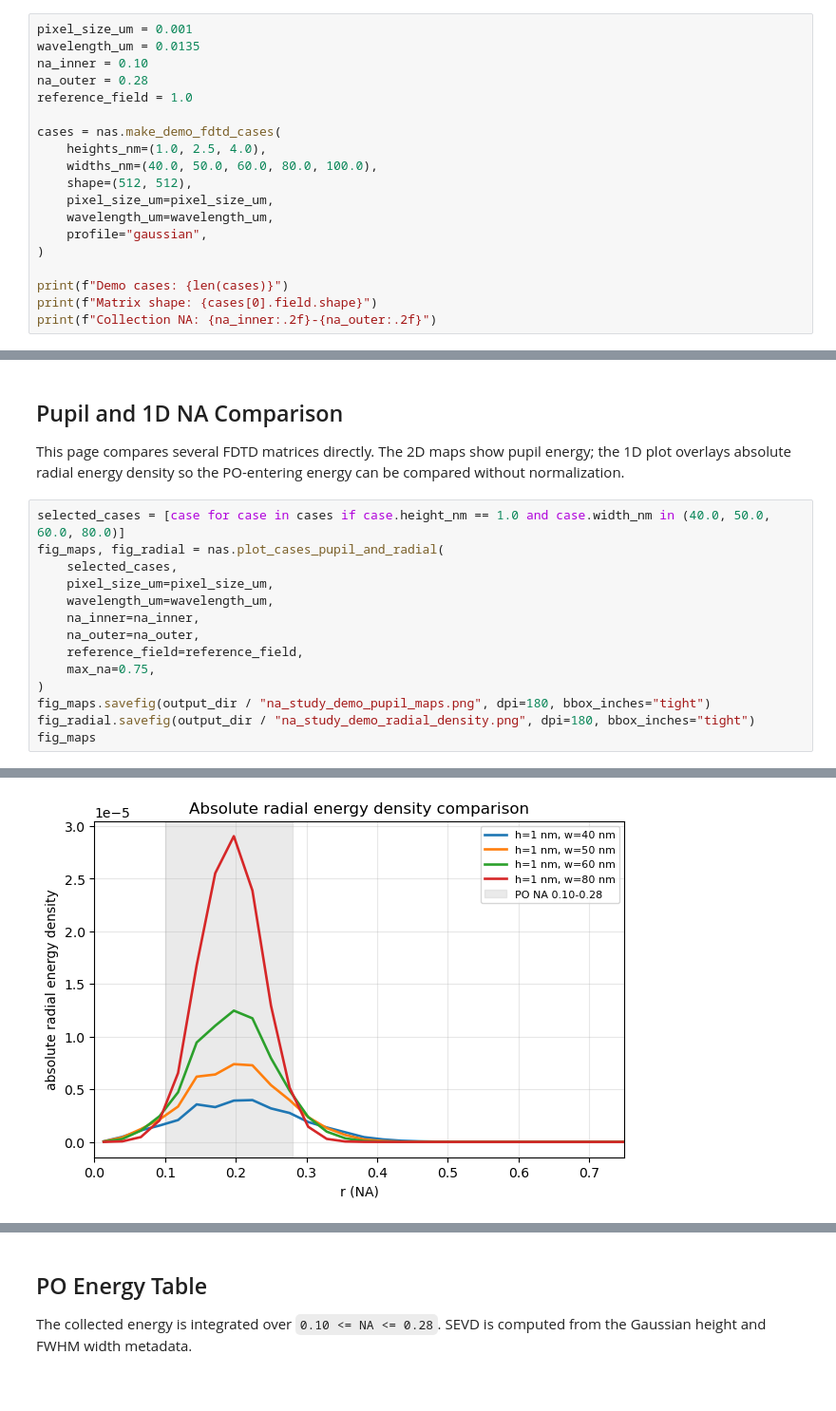
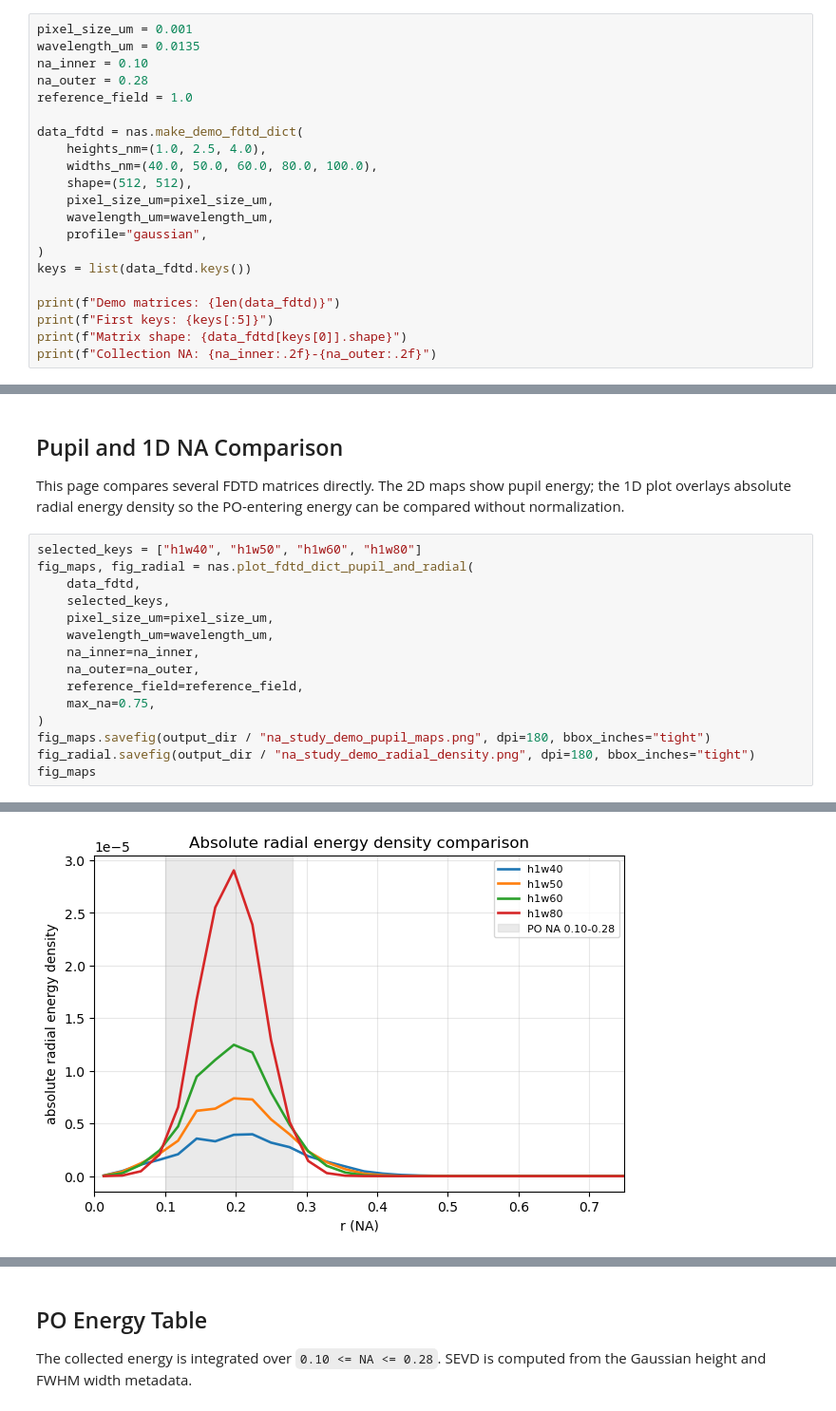
Before and after one commit to heymanwasup/Optics, a Jupyter notebook: notebooks/na_study.ipynb, the cells around one changed output, grey strips where cells are left out. Shown at 95% size. Cells and saved outputs as stored; diff of their text form.

Commit message:
Support FDTD dict inputs for NA study

```diff
--- a/notebooks/na_study.ipynb
+++ b/notebooks/na_study.ipynb
@@ -28,7 +38,7 @@ na_inner = 0.10
 na_outer = 0.28
 reference_field = 1.0
 
-cases = nas.make_demo_fdtd_cases(
+data_fdtd = nas.make_demo_fdtd_dict(
     heights_nm=(1.0, 2.5, 4.0),
     widths_nm=(40.0, 50.0, 60.0, 80.0, 100.0),
     shape=(512, 512),
@@ -36,8 +46,10 @@ cases = nas.make_demo_fdtd_cases(
     wavelength_um=wavelength_um,
     profile="gaussian",
 )
+keys = list(data_fdtd.keys())
 
-print(f"Demo cases: {len(cases)}")
-print(f"Matrix shape: {cases[0].field.shape}")
+print(f"Demo matrices: {len(data_fdtd)}")
+print(f"First keys: {keys[:5]}")
+print(f"Matrix shape: {data_fdtd[keys[0]].shape}")
 print(f"Collection NA: {na_inner:.2f}-{na_outer:.2f}")
 # %% [output]
@@ -95,9 +109,10 @@ Normalized density integral: 1.00000000
 
 This page compares several FDTD matrices directly. The 2D maps show pupil energy; the 1D plot overlays absolute radial energy density so the PO-entering energy can be compared without normalization.
 # %%
-selected_cases = [case for case in cases if case.height_nm == 1.0 and case.width_nm in (40.0, 50.0, 60.0, 80.0)]
-fig_maps, fig_radial = nas.plot_cases_pupil_and_radial(
-    selected_cases,
+selected_keys = ["h1w40", "h1w50", "h1w60", "h1w80"]
+fig_maps, fig_radial = nas.plot_fdtd_dict_pupil_and_radial(
+    data_fdtd,
+    selected_keys,
     pixel_size_um=pixel_size_um,
     wavelength_um=wavelength_um,
     na_inner=na_inner,
@@ -114,4 +129,4 @@ fig_maps
-[figure, old version]
+[figure, new version]
 # %%
 fig_radial
 # %% [output]
```
Also changed, not shown: parts of 8 cells of this notebook, 5 other files.
